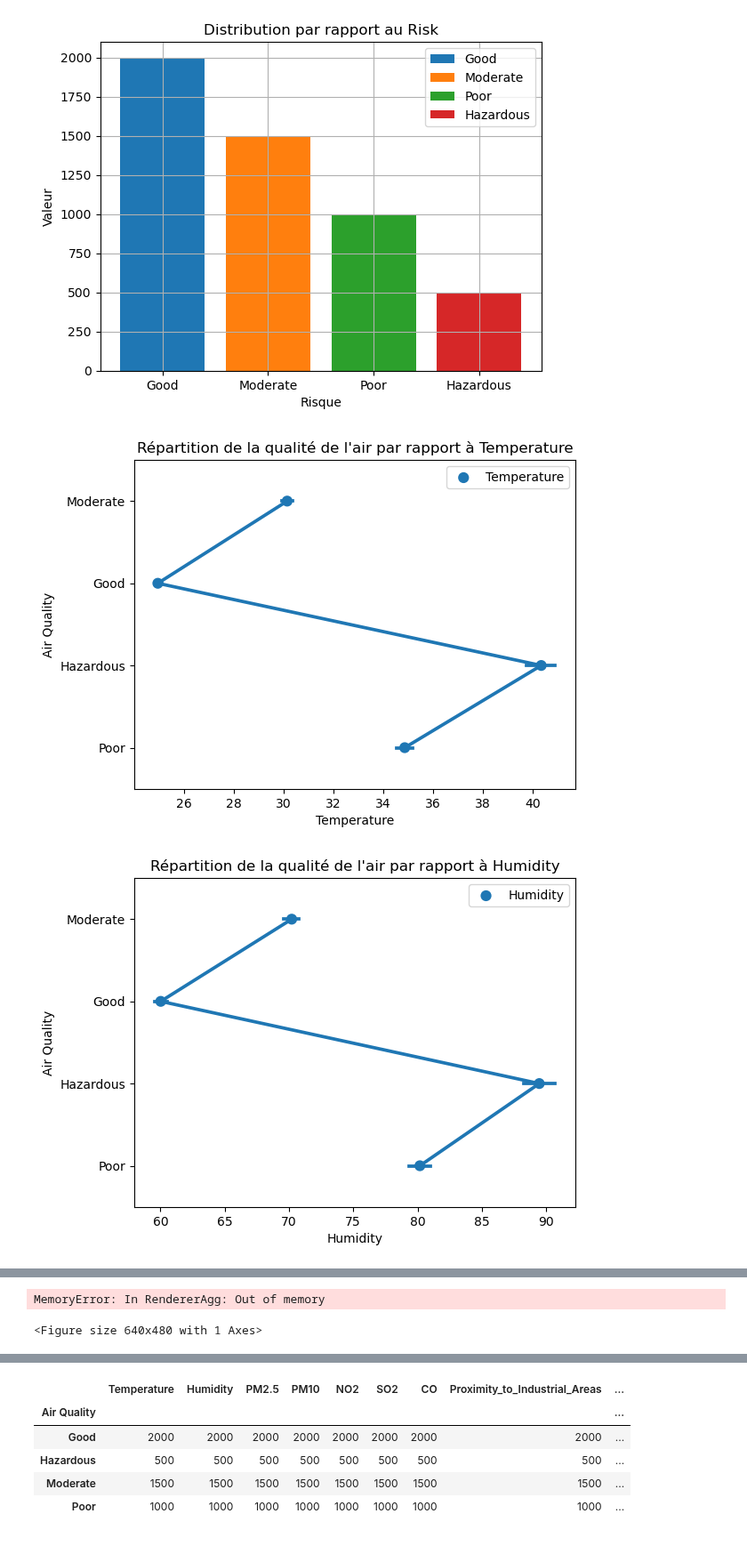
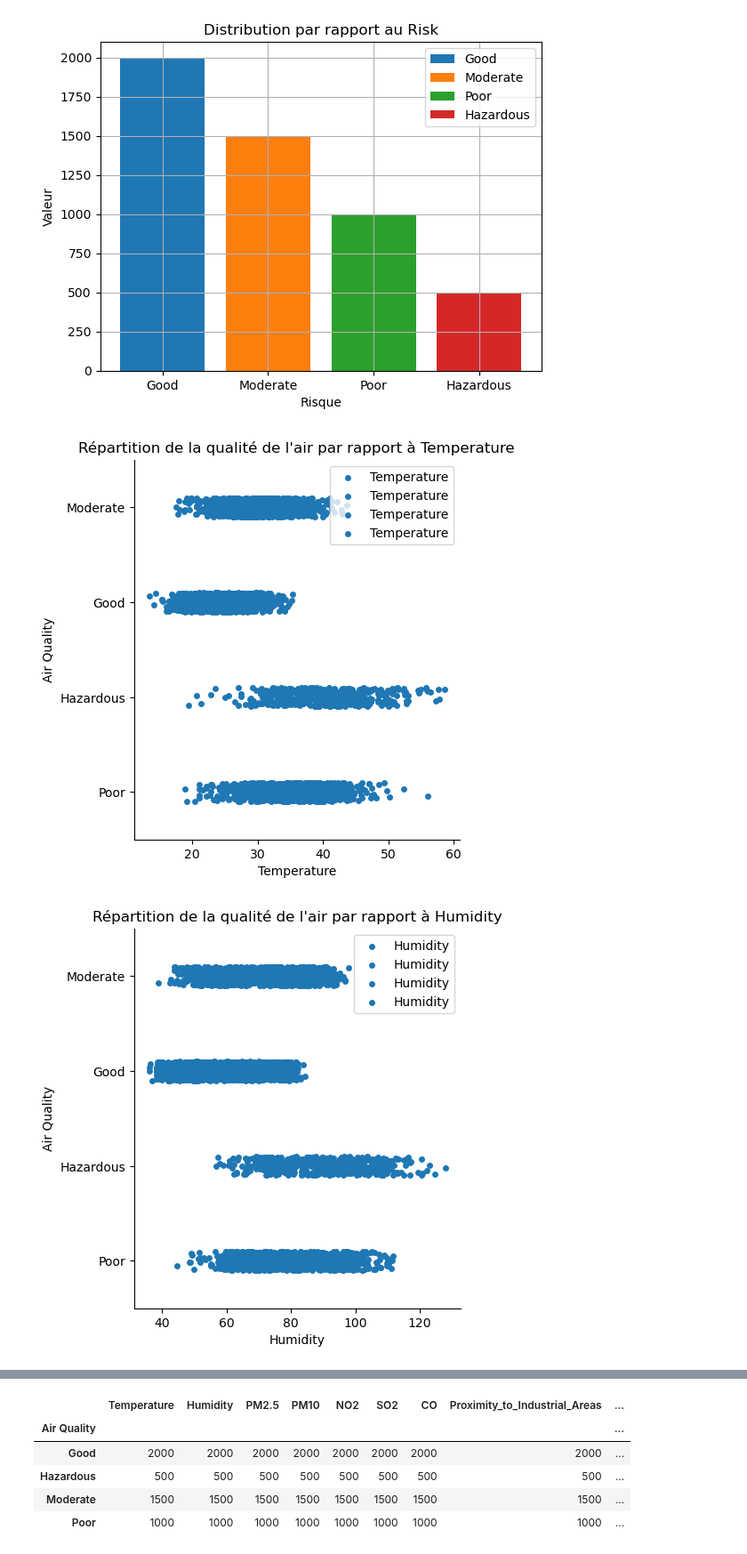
Before and after one commit to Strate-Milambo/Air-quality_evaluation_and_pollution, a Jupyter notebook: night.ipynb, the cells around one changed output, grey strips where cells are left out. Shown at 89% size. Drawn from its saved outputs; the diff is of its cells as text; code cells hidden in the pictures.

```diff
--- a/night.ipynb
+++ b/night.ipynb
@@ -145,12 +145,12 @@ for i , y in k.items():
 # %%
 columns = data.select_dtypes(include='number')
 for label in columns:
-    sn.pointplot(data,x=data[label], y=data['Air Quality'], label=label)
+    sn.catplot(data,x=data[label], y=data['Air Quality'], label=label)
     plt.title(f"Répartition de la qualité de l'air par rapport à {label}")
     plt.xlabel(label)
     plt.ylabel('Air Quality')
     plt.legend()
     plt.show()
 # %% [output]
-[figure, old version]
+[figure, new version]
-[figure, old version]
+[figure, new version]
@@ -162,2 +161,0 @@ for label in columns:
-MemoryError: In RendererAgg: Out of memory
-<Figure size 640x480 with 1 Axes>
```
Also changed, not shown: parts of 16 cells of this notebook.
